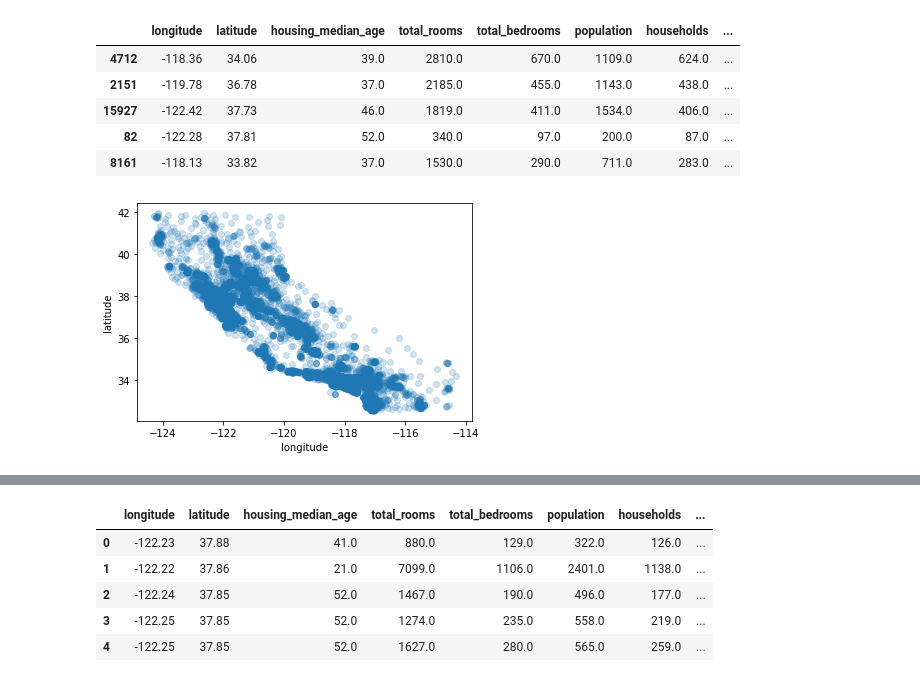
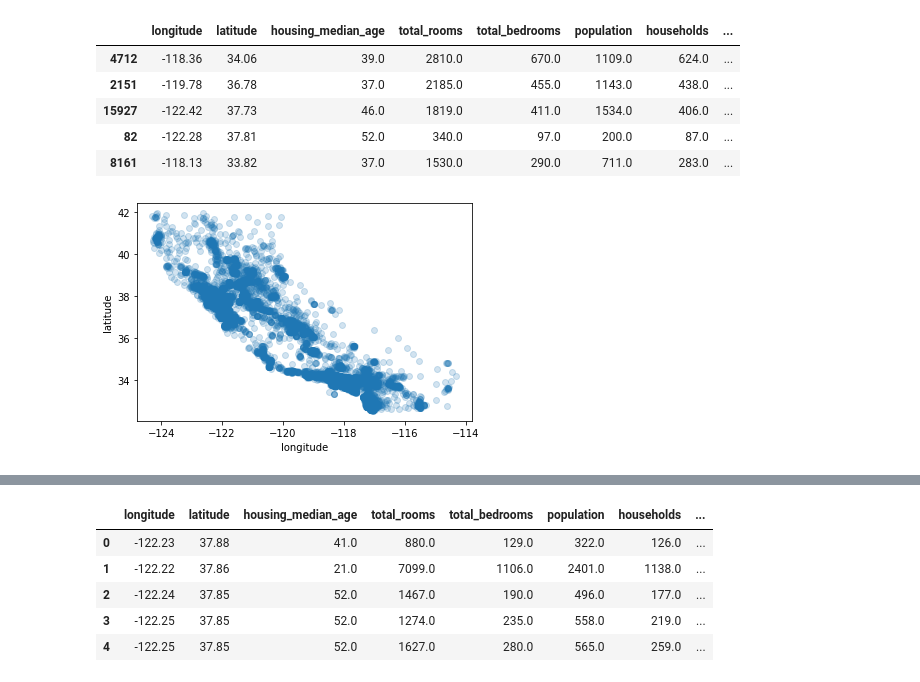
Before and after one commit to JakeOh/202007_itw_bd18, a Jupyter notebook: lab_ml/ml01_regression.ipynb, the cells around one changed output, grey strips where cells are left out. Cells and saved outputs as stored; diff of their text form; code cells hidden in the pictures.

```diff
--- a/lab_ml/ml01_regression.ipynb
+++ b/lab_ml/ml01_regression.ipynb
@@ -111,11 +117,11 @@ test.head()
 | 8161 | -118.13 | 33.82 | 37.0 | 1530.0 | 290.0 | 711.0 | 283.0 | ... |
 # %%
 # longitude, latitude 시각화
-plt.plot(housing_df['longitude'], housing_df['latitude'],
+plt.plot(train['longitude'], train['latitude'],
          linestyle='', marker='o', alpha=0.2)
 plt.xlabel('longitude')
 plt.ylabel('latitude')
 plt.show()
 # %% [output]
-[figure, old version]
+[figure, new version]
 # %%
```
Also changed, not shown: parts of 30 cells of this notebook.
